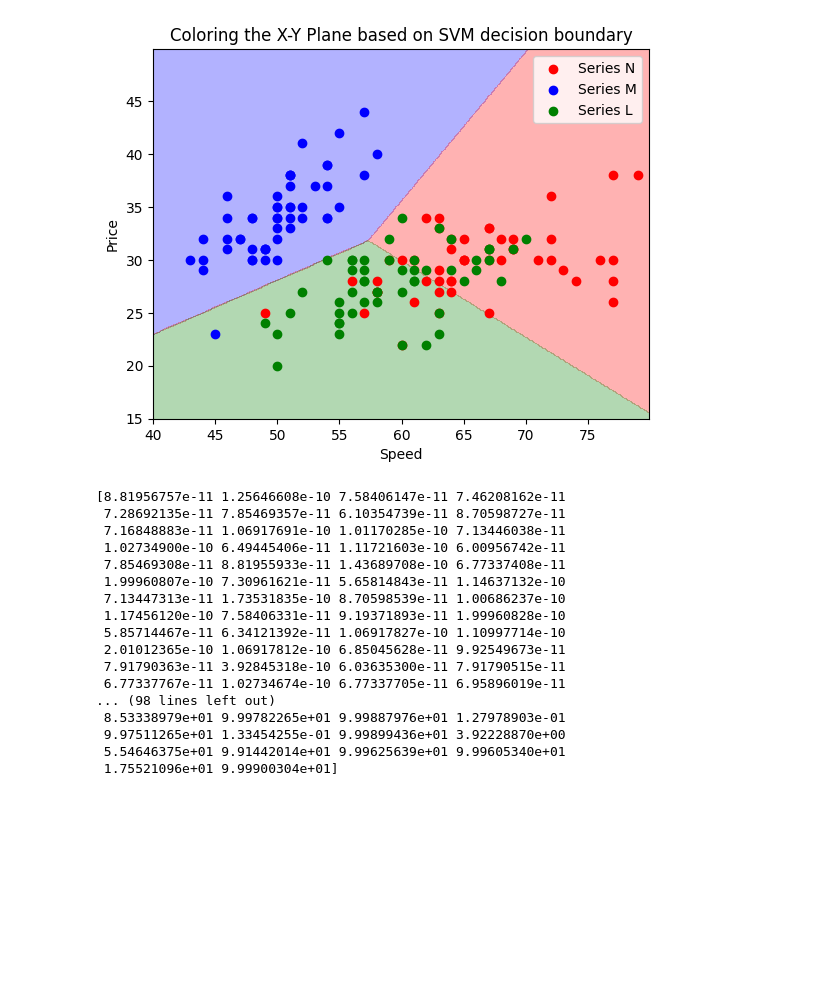
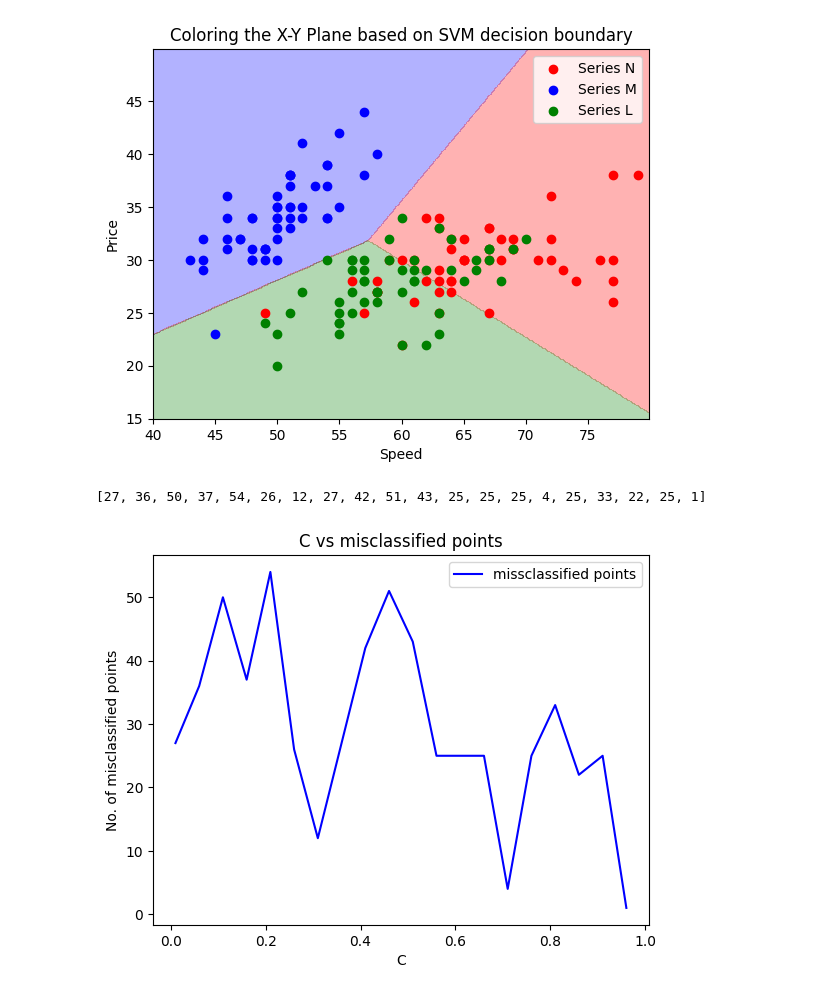
Before and after one commit to Aditya-Y-29/ML-Assignments, a Jupyter notebook: Assignment-2/Task2.ipynb, the cells around one changed output. Saved outputs shown, nothing was run; the diff lists cells and outputs as text; code cells hidden in the pictures; blank space fills up the shorter version.

Commit message:
Feat: Found optimal C for polynomial

```diff
--- a/Assignment-2/Task2.ipynb
+++ b/Assignment-2/Task2.ipynb
@@ -269,30 +282,27 @@ def predict_svm_with_polynomial_kernel(x, sv_alpha, sv_X, sv_y, intercept, degre
 # %%
 # Finding the equation of hyperplane.
+degree = 3
 X = np.array(df[['speed', 'price']].values.tolist())
-C = 100
-degree = 3
-
 y_m = np.array(df['Model'].replace('Series M', '1').replace('Series N', '-1').replace('Series L', '-1').values.tolist(), dtype=np.float64)
 y_n = np.array(df['Model'].replace('Series M', '-1').replace('Series N', '1').replace('Series L', '-1').values.tolist(), dtype=np.float64)
 y_l = np.array(df['Model'].replace('Series M', '-1').replace('Series N', '-1').replace('Series L', '1').values.tolist(), dtype=np.float64)
-sv_a_m, sv_X_m, sv_y_m, intercept_m = get_svm_weight_vector_and_intercept_having_polynomial_kernal(X, y_m, C, degree)
-sv_a_n, sv_X_n, sv_y_n, intercept_n = get_svm_weight_vector_and_intercept_having_polynomial_kernal(X, y_n, C, degree)
-sv_a_l, sv_X_l, sv_y_l, intercept_l = get_svm_weight_vector_and_intercept_having_polynomial_kernal(X, y_l, C, degree)
+
+c_list = []
+error_list = []
+
+for c in np.arange(0.01, 1, 0.05):
+    c = round(c, 4)
+    c_list.append(c)
+    sv_a_m, sv_X_m, sv_y_m, intercept_m = get_svm_weight_vector_and_intercept_having_polynomial_kernal(X, y_m, c, degree)
+    sv_a_n, sv_X_n, sv_y_n, intercept_n = get_svm_weight_vector_and_intercept_having_polynomial_kernal(X, y_n, c, degree)
+    sv_a_l, sv_X_l, sv_y_l, intercept_l = get_svm_weight_vector_and_intercept_having_polynomial_kernal(X, y_l, c, degree)
+    error = 0
+    for i in range(len(X)):
+        value = condition_function(X[i][0], X[i][1])
+        if value == 0 and i >= 50:
+            error += 1
+        if value == 1 and i < 50 and i >=100:
+            error += 1
+        if value == 2 and i < 100:
+            error += 1
+    error_list.append(error)
-# %% [output]
-[8.81956757e-11 1.25646608e-10 7.58406147e-11 7.46208162e-11
- 7.28692135e-11 7.85469357e-11 6.10354739e-11 8.70598727e-11
- 7.16848883e-11 1.06917691e-10 1.01170285e-10 7.13446038e-11
- 1.02734900e-10 6.49445406e-11 1.11721603e-10 6.00956742e-11
- 7.85469308e-11 8.81955933e-11 1.43689708e-10 6.77337408e-11
- 1.99960807e-10 7.30961621e-11 5.65814843e-11 1.14637132e-10
- 7.13447313e-11 1.73531835e-10 8.70598539e-11 1.00686237e-10
- 1.17456120e-10 7.58406331e-11 9.19371893e-11 1.99960828e-10
- 5.85714467e-11 6.34121392e-11 1.06917827e-10 1.10997714e-10
- 2.01012365e-10 1.06917812e-10 6.85045628e-11 9.92549673e-11
- 7.91790363e-11 3.92845318e-10 6.03635300e-11 7.91790515e-11
- 6.77337767e-11 1.02734674e-10 6.77337705e-11 6.95896019e-11
-... (98 lines left out)
- 8.53338979e+01 9.99782265e+01 9.99887976e+01 1.27978903e-01
- 9.97511265e+01 1.33454255e-01 9.99899436e+01 3.92228870e+00
- 5.54646375e+01 9.91442014e+01 9.99625639e+01 9.99605340e+01
- 1.75521096e+01 9.99900304e+01]
@@ -309,0 +309,11 @@ def condition_function(x, y):
+# %%
+plt.plot(c_list, error_list, color = 'blue', label = 'missclassified points')
+plt.xlabel('C')
+print(error_list)
+plt.ylabel('No. of misclassified points')
+plt.title('C vs misclassified points')
+plt.legend()
+plt.show()
+# %% [output]
+[27, 36, 50, 37, 54, 26, 12, 27, 42, 51, 43, 25, 25, 25, 4, 25, 33, 22, 25, 1]
+[figure, added]
```
Also changed, not shown: parts of 8 cells of this notebook.
